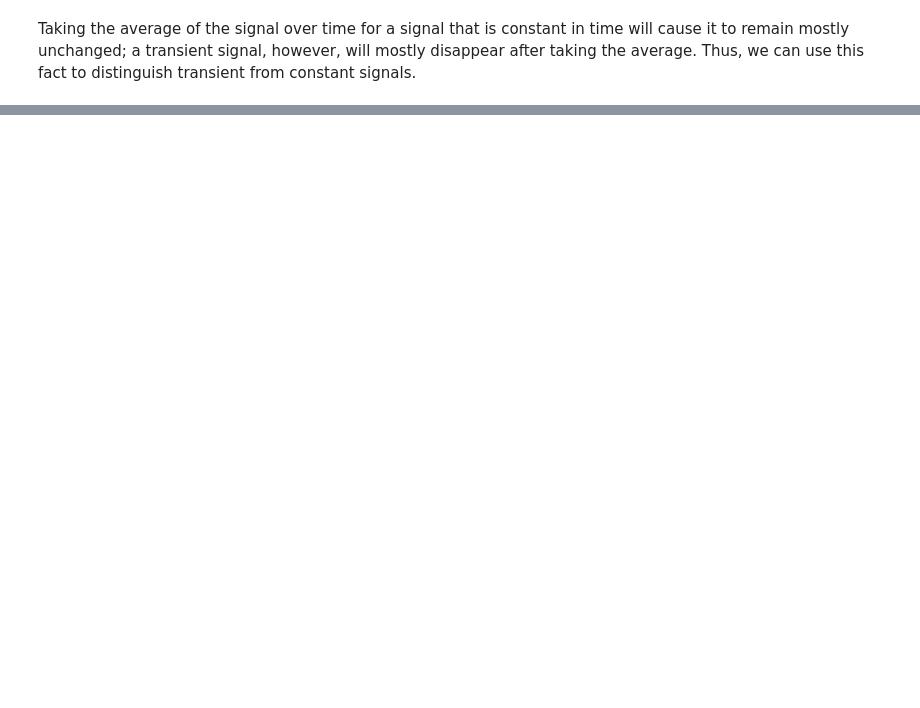
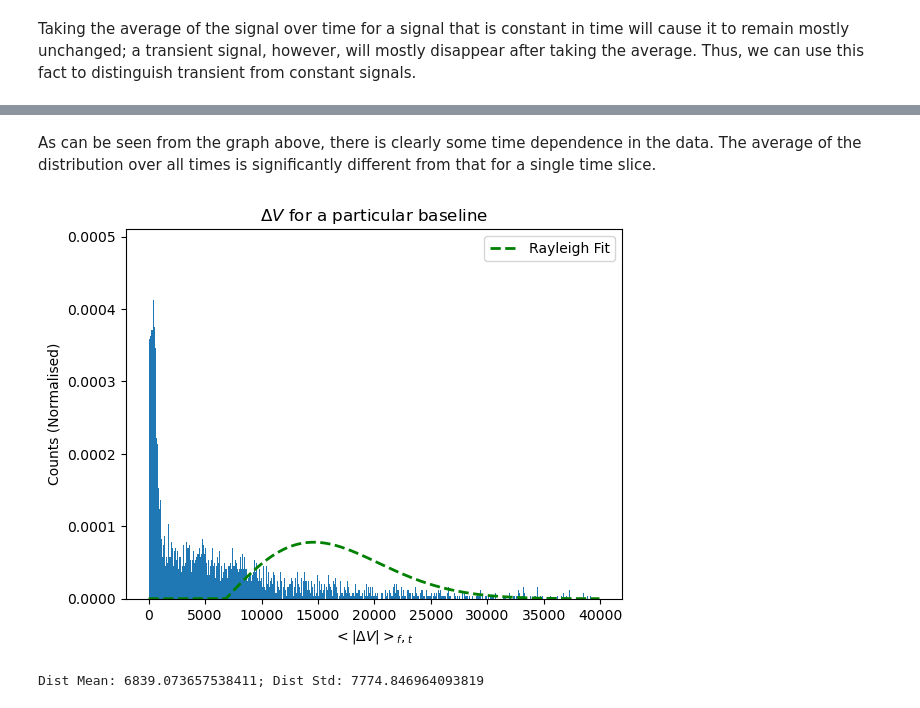
Before and after one commit to cswelch/Physics-434, a Jupyter notebook: Labs 7-8.ipynb, the cells around one changed output, grey strips where cells are left out. Drawn from its saved outputs; the diff is of its cells as text; code cells hidden in the pictures; blank space fills up the shorter version.

```diff
--- a/Labs 7-8.ipynb
+++ b/Labs 7-8.ipynb
@@ -195,0 +267,22 @@ Taking the average of the signal over time for a signal that is constant in time
+# %% [markdown]
+As can be seen from the graph above, there is clearly some time dependence in the data.  The average of the distribution over all times is significantly different from that for a single time slice.
+# %%
+noradiodata = data.data_array[:,:,unionMask==0,:]
+# Choose data for first baseline x time for all frequencies.
+x = np.abs(noradiodata[:,0,1,0])
+n, bins, _ = plt.hist(x[x < 40000], bins = 2000, density=True)
+mu, sigma = hist_params(bins)
+z = rayleigh.pdf(bins, loc = mu, scale = sigma)
+plt.plot(bins, z, 'g--', linewidth=2, label = 'Rayleigh Fit')
+
+
+plt.title('${\Delta}V$ for a particular baseline')
+plt.xlabel(r'$<|{\Delta}V|>{_f,_t}$')
+plt.ylabel('Counts (Normalised)')
+plt.legend()
+plt.show()
+
+print(f'Dist Mean: {mu}; Dist Std: {sigma}')
+# %% [output]
+[figure, added]
+Dist Mean: 6839.073657538411; Dist Std: 7774.846964093819
```
Also changed, not shown: parts of 16 cells of this notebook, 3 other files.
